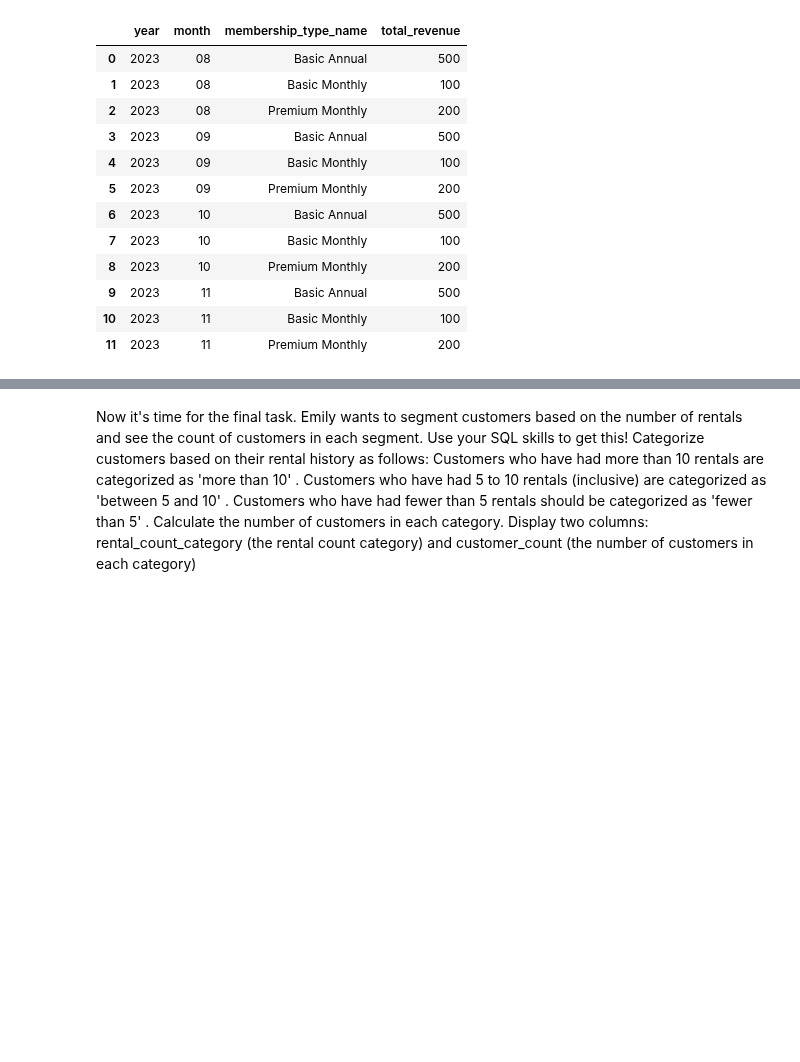
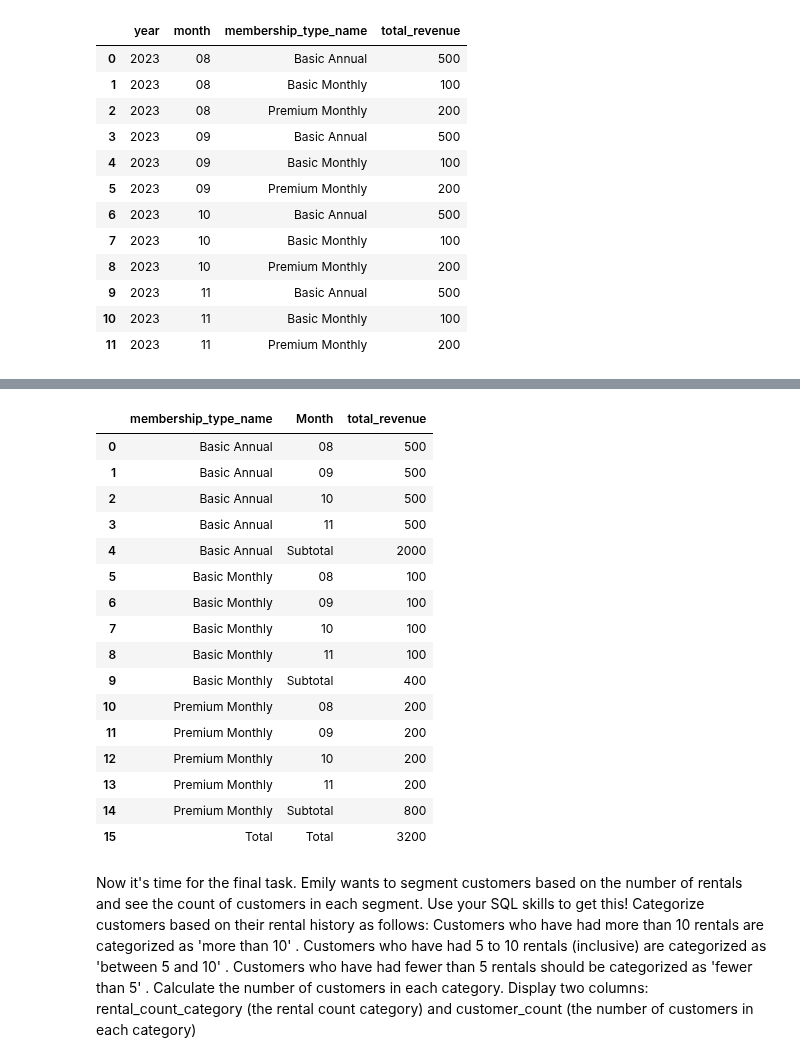
Before and after one commit to dakshbhatnagar/projects, a Jupyter notebook: Bike_Rental/sql.ipynb, the cells around one changed output, grey strips where cells are left out. Drawn from its saved outputs; the diff is of its cells as text; code cells hidden in the pictures; blank space fills up the shorter version.

```diff
--- a/Bike_Rental/sql.ipynb
+++ b/Bike_Rental/sql.ipynb
@@ -202,7 +305,8 @@ GROUP BY 1,2, 3)
 select t1.year,t1.month, t2.name as membership_type_name, t1.total_revenue from cte t1
      join membership_type t2 on t1.membership_type_id =  t2.id order by 1,2,3
 '''
-pd.read_sql(query, conn)
+membership = pd.read_sql(query, conn)
+membership
 # %% [output]
 |  | year | month | membership_type_name | total_revenue |
 | 0 | 2023 | 08 | Basic Annual | 500 |
@@ -230,3 +327,81 @@ chronologically by month.
+# %%
+query = '''
+WITH cte AS (
+    SELECT
+        membership_type_id,
+        strftime("%m", start_date) AS Month,
+        sum(total_paid) AS total_revenue
+    FROM membership
+    WHERE strftime("%Y", start_date) = '2023'
+    GROUP BY membership_type_id, Month
+),
+cte_with_names AS (
+    SELECT
+        t2.name AS membership_type_name,
+        t1.Month,
+        t1.total_revenue
+    FROM cte t1
+    LEFT JOIN membership_type t2 ON t1.membership_type_id = t2.id
+),
+subtotals AS (
+    SELECT
+        membership_type_name,
+        'Subtotal' AS Month,
+        SUM(total_revenue) AS total_revenue
+    FROM cte_with_names
+    GROUP BY membership_type_name
+),
+grand_total AS (
+    SELECT
+        'Total' AS membership_type_name,
+        'Total' AS Month,
+        SUM(total_revenue) AS total_revenue
+    FROM cte_with_names
+)
+
+SELECT
+    membership_type_name,
+    Month,
+    total_revenue
+FROM cte_with_names
+
+UNION ALL
+
+SELECT
+    membership_type_name,
+    Month,
+    total_revenue
+FROM subtotals
+
+UNION ALL
+
+SELECT
+    membership_type_name,
+    Month,
+    total_revenue
+FROM grand_total
+order by 1,2
+'''
+totals_2023 = pd.read_sql(query, conn)
+totals_2023
+# %% [output]
+|  | membership_type_name | Month | total_revenue |
+| 0 | Basic Annual | 08 | 500 |
+| 1 | Basic Annual | 09 | 500 |
+| 2 | Basic Annual | 10 | 500 |
+| 3 | Basic Annual | 11 | 500 |
+| 4 | Basic Annual | Subtotal | 2000 |
+| 5 | Basic Monthly | 08 | 100 |
+| 6 | Basic Monthly | 09 | 100 |
+| 7 | Basic Monthly | 10 | 100 |
+| 8 | Basic Monthly | 11 | 100 |
+| 9 | Basic Monthly | Subtotal | 400 |
+| 10 | Premium Monthly | 08 | 200 |
+| 11 | Premium Monthly | 09 | 200 |
+| 12 | Premium Monthly | 10 | 200 |
+| 13 | Premium Monthly | 11 | 200 |
+| 14 | Premium Monthly | Subtotal | 800 |
+| 15 | Total | Total | 3200 |
 # %% [markdown]
 Now it's time for the final task.
 Emily wants to segment customers based on the number of rentals and
```
Also changed, not shown: parts of 9 cells of this notebook, 2 other files.
